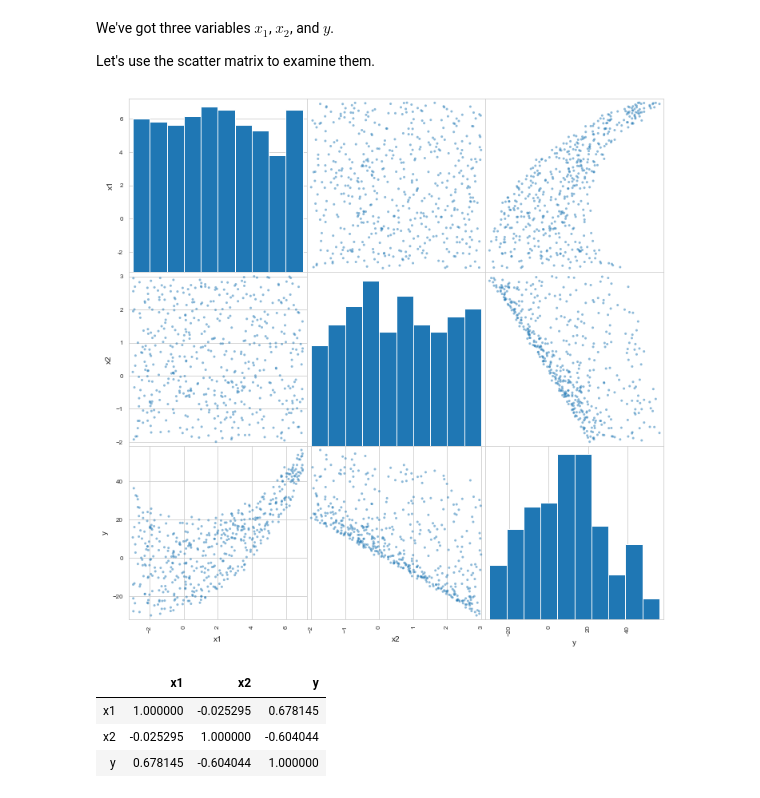
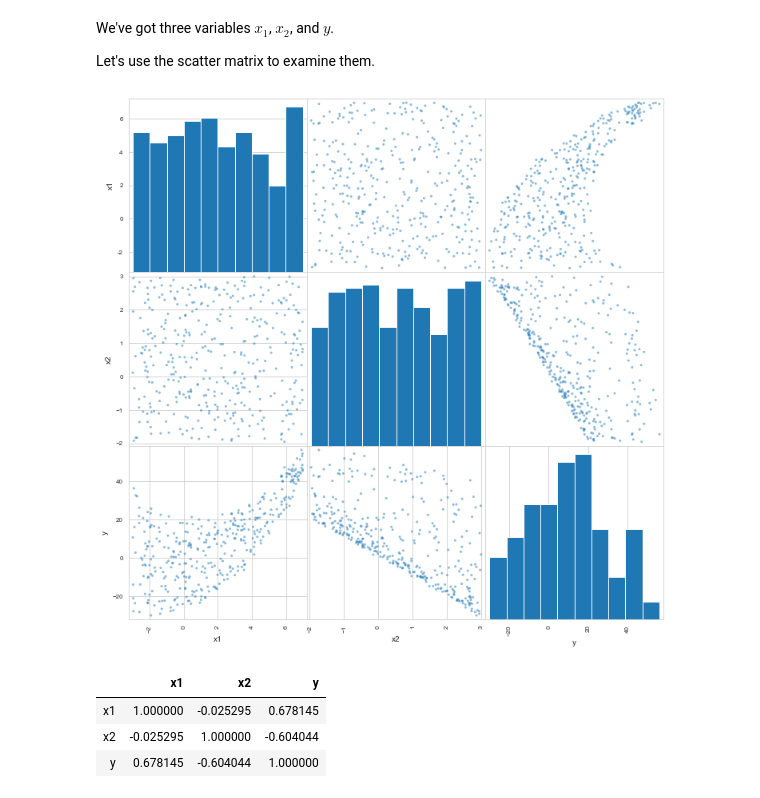
Before and after one commit to Slytherin1112/PythonCurriculum, a Jupyter notebook: Lectures/Regression/Notebook 4 - Interaction Terms, Polynomials, and Other Transformations.ipynb, the cells around one changed output. Drawn from its saved outputs; the diff is of its cells as text; code cells hidden in the pictures.

```diff
--- a/Lectures/Regression/Notebook 4 - Interaction Terms, Polynomials, and Other Transformations.ipynb
+++ b/Lectures/Regression/Notebook 4 - Interaction Terms, Polynomials, and Other Transformations.ipynb
@@ -217,11 +220,11 @@ Let's use the scatter matrix to examine them.
 # %%
 from pandas.plotting import scatter_matrix
 # %%
-scatter_matrix(df,figsize=(12,12))
+scatter_matrix(df_train, figsize=(12,12))
 
 plt.show()
 # %% [output]
-[figure, old version]
+[figure, new version]
 # %%
 df.corr()
 # %% [output]
```
Also changed, not shown: parts of 20 cells of this notebook.
